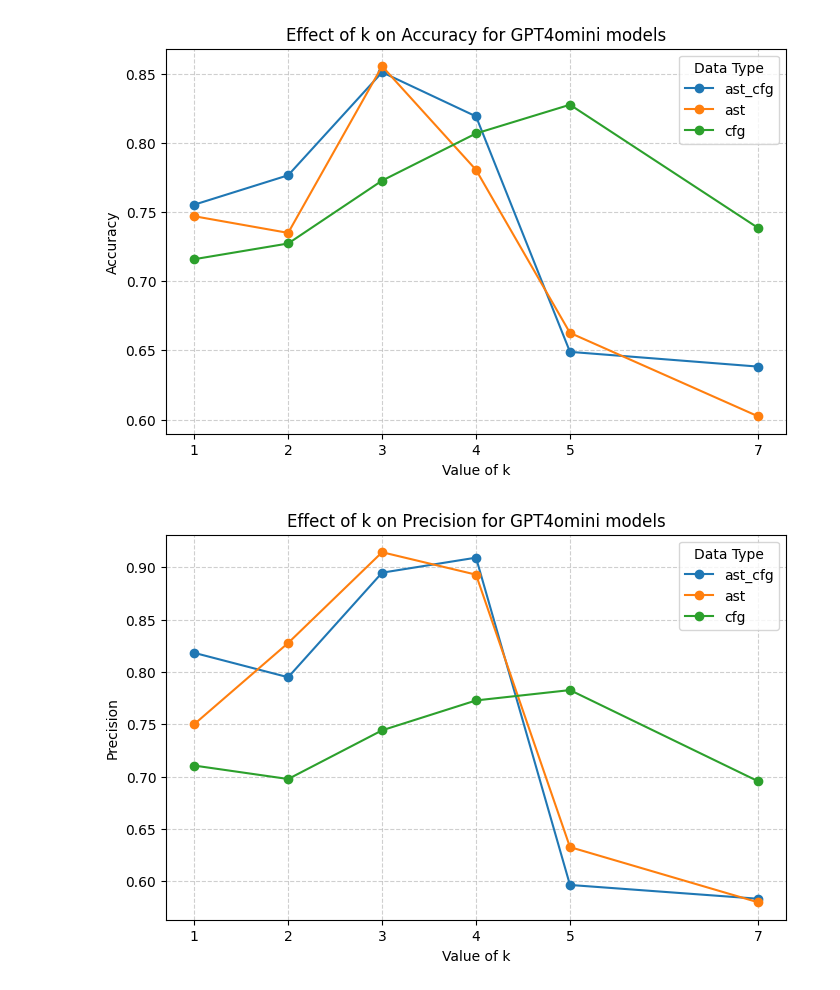
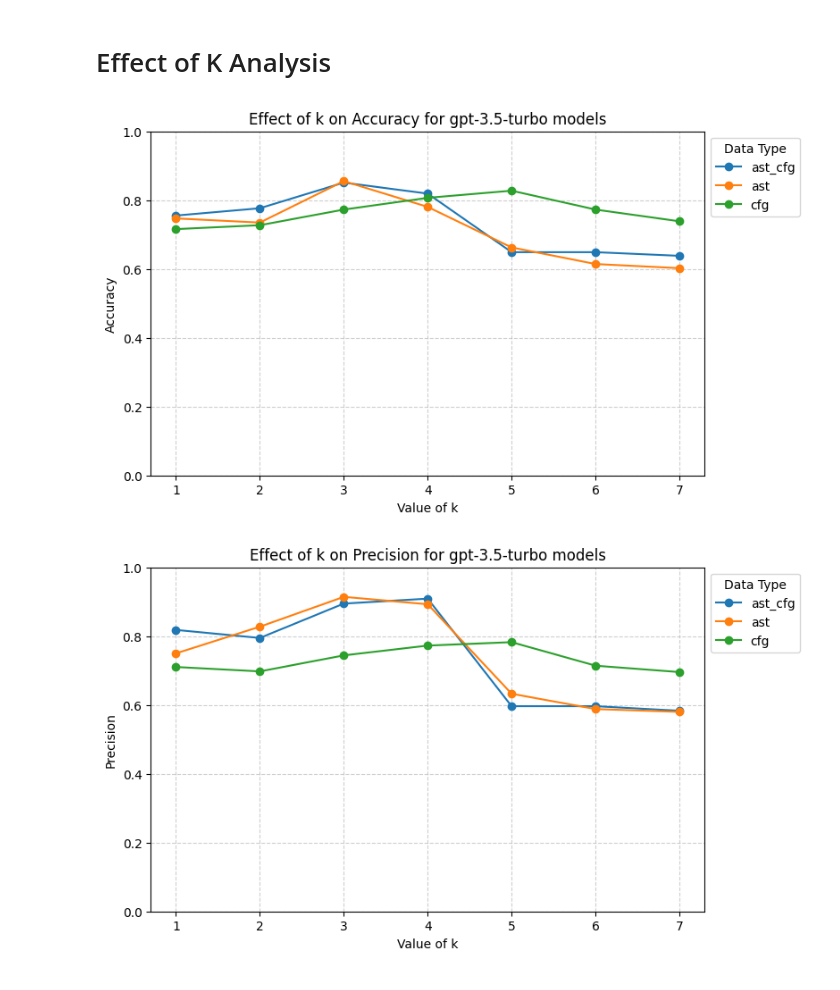
Before and after one commit to matteo-rizzo/explainable-rag, a Jupyter notebook: notebooks/rag-results.ipynb, the cells around one changed output. Saved outputs shown, nothing was run; the diff lists cells and outputs as text; code cells hidden in the pictures.

Commit message:
Final results

```diff
--- a/notebooks/rag-results.ipynb
+++ b/notebooks/rag-results.ipynb
@@ -114,15 +122,13 @@ def compute_overall_metrics(results):
 # %%
 # List of Root Directories
-root_dirs = [
-    "../explanations/baseline_o3mini",
-    "../explanations/baseline_gpt4o"
-]
+baseline_folder = os.path.join(base_folder, "baseline")
+root_dirs = [os.path.join(baseline_folder, model_dir) for model_dir in os.listdir(baseline_folder)]
 
 # Process each root directory
 baseline_results = {}
 for root_dir in root_dirs:
     model_name = root_dir.split(os.sep)[-1]
-    print(f"\nModel: {model_name}")
+    print(f"\nMODEL: {model_name}")
 
     # Automatically detect categories as subdirectories
     categories = {subdir: os.path.join(root_dir, subdir) for subdir in os.listdir(root_dir) if
@@ -144,15 +150,15 @@ for root_dir in root_dirs:
     # Print per-directory results
     for category, metrics in results.items():
         print(f"{category.capitalize()} - "
-              f"Acc: {metrics['Accuracy']:.2%}, "
-              f"Prec: {metrics['Precision']:.2%}, "
+              f"Accuracy: {metrics['Accuracy']:.2%}, "
+              f"Precision: {metrics['Precision']:.2%}, "
               f"Recall: {metrics['Recall']:.2%}, "
               f"F1: {metrics['F1 Score']:.2%} "
-              f"({metrics['total']} files)")
+              f"({metrics['Total']} files)")
 
     print(f"Overall - "
-          f"Acc: {overall_metrics['Accuracy']:.2%}, "
-          f"Prec: {overall_metrics['Precision']:.2%}, "
+          f"Accuracy: {overall_metrics['Accuracy']:.2%}, "
+          f"Precision: {overall_metrics['Precision']:.2%}, "
           f"Recall: {overall_metrics['Recall']:.2%}, "
           f"F1: {overall_metrics['F1 Score']:.2%}")
 # %% [output]
@@ -353,38 +363,40 @@ INFO: Classification Metrics for gpt4omini_k2
+# %% [markdown]
+# Effect of K Analysis
 # %%
-# List of GPT4omini models to compare
-gpt4omini_models = ["gpt4omini_k1", "gpt4omini_k2", "gpt4omini_k3", "gpt4omini_k4", "gpt4omini_k5", "gpt4omini_k7"]
-metrics = ["Accuracy", "Precision", "Recall", "F1 Score"]
-data_types = ["ast_cfg", "ast", "cfg"]
+# List of models to compare
+base_model = "gpt-3.5-turbo"
+models = [f"{base_model}_k{i}" for i in range(1, 8)]
 
 # Extract only available models from classification_results
-existing_gpt4omini_models = [m for m in gpt4omini_models if m in classification_results]
+existing_models = [m for m in models if m in classification_results]
 
-if existing_gpt4omini_models:
+if existing_models:
     # Convert model names to numeric k-values for x-axis
-    k_values = [int(model.split("_k")[-1]) for model in existing_gpt4omini_models]
+    k_values = [int(model.split("_k")[-1]) for model in existing_models]
 
-    for metric in metrics:
+    for metric in monitored_metrics:
         plt.figure(figsize=(8, 5))
 
         # Plot one line per data_type
         for dt in data_types:
             y_values = []
 
             # Collect metric values for each k
-            for model in existing_gpt4omini_models:
+            for model in existing_models:
                 df = classification_results[model]
                 value = df.loc[df["Data Type"] == dt, metric].values
                 y_values.append(value[0] if len(value) > 0 else np.nan)
 
             plt.plot(k_values, y_values, marker='o', label=dt)
 
-        plt.title(f"Effect of k on {metric} for GPT4omini models")
+        plt.title(f"Effect of k on {metric} for {base_model} models")
+        plt.ylim([0, 1])
         plt.xlabel("Value of k")
         plt.ylabel(metric)
         plt.xticks(k_values)  # Ensure k-values are properly shown
-        plt.legend(title="Data Type")
+        plt.legend(title="Data Type", loc='upper left', bbox_to_anchor=(1, 1))
         plt.grid(True, linestyle="--", alpha=0.6)
         plt.show()
 # %% [output]
-[figure, old version]
+[figure, new version]
-[figure, old version]
+[figure, new version]
```
Also changed, not shown: parts of 13 cells of this notebook, 4 other files.
